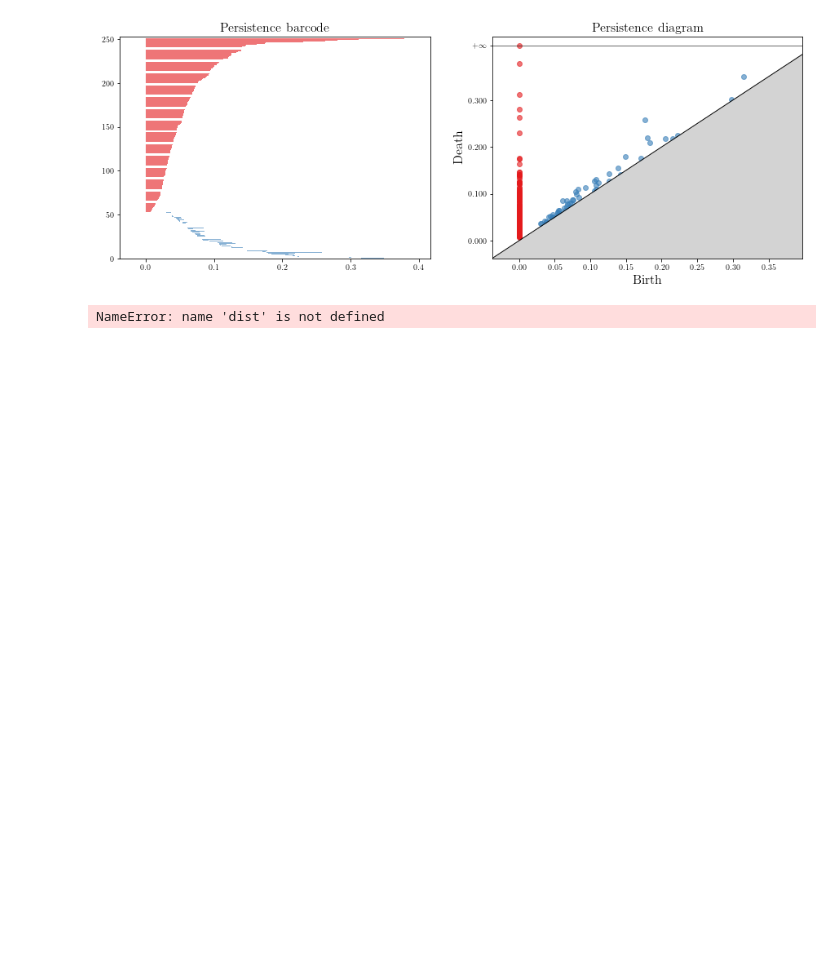
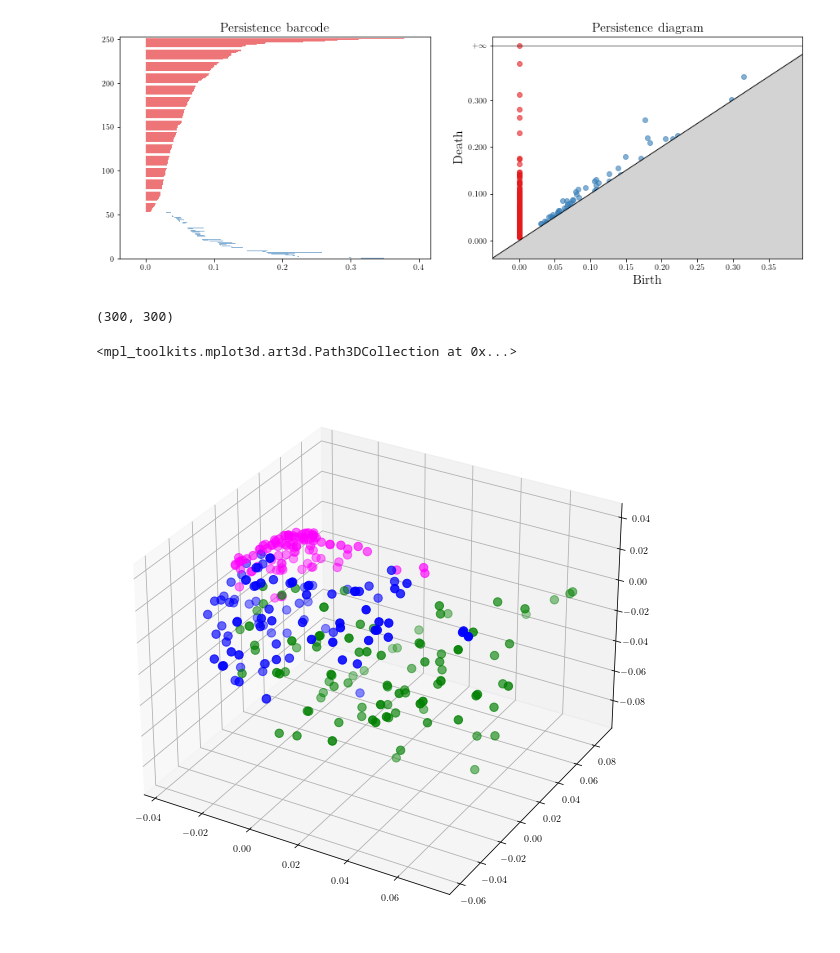
Before and after one commit to lucasresck/topological-data-analysis, a Jupyter notebook: notebooks/tutorial_3.ipynb, the cells around one changed output. Drawn from its saved outputs; the diff is of its cells as text; code cells hidden in the pictures; blank space fills up the shorter version.

Commit message:
Finish tutorial 3 notebook

```diff
--- a/notebooks/tutorial_3.ipynb
+++ b/notebooks/tutorial_3.ipynb
@@ -440,7 +425,7 @@ Last, use multidimensional scaling (see below) to represent them in $\mathbb{R}^
 
 import pickle as pickle
 
-file = open("Tutorial3/acc.txt","rb")
+file = open("../data/acc.txt","rb")
 data = pickle.load(file,encoding="latin1")
 file.close()
 
@@ -474,20 +459,40 @@ gudhi.plot_persistence_diagram(barcode, axes = ax2)
 # %% [output]
 <AxesSubplot:title={'center':'Persistence diagram'}, xlabel='Birth', ylabel='Death'>
 [figure]
+# %%
+barcodes = []
+for person in tqdm([data_A, data_B, data_C]):
+    for series in tqdm(person):
+#         tde = TimeDelayEmbedding(series, edim=2, delay=3)
+        st = gudhi.RipsComplex(points = series/2, max_edge_length = 1).create_simplex_tree(max_dimension=2)
+        st.persistence(homology_coeff_field = 2)
+        barcode = st.persistence_intervals_in_dimension(1)
+        barcodes.append(barcode)
+# %%
+dist = np.zeros((len(barcodes), len(barcodes)))
+for i, barcode_i in tqdm(enumerate(barcodes), total=len(barcodes)):
+    for j, barcode_j in enumerate(barcodes):
+        dist[i, j] = gudhi.bottleneck_distance(barcode_i, barcode_j)
+# %%
+dist.shape
+# %% [output]
+(300, 300)
 # %%
 # MDS reduction
 
 # dist is the pairwise distance matrix between 0 or 1-dim dgms
 # label_color contains the colors corresponding to the class of each dgm
 
 from sklearn import manifold
 
 mds = manifold.MDS(n_components=3, max_iter=3000, eps=1e-9, dissimilarity="precomputed", n_jobs=1)
 pos = mds.fit(dist).embedding_
 fig = plt.figure(figsize = (10,10))
 ax = fig.add_subplot(111, projection='3d')
 
 n = int(len(pos)/3)
+label_color = ['magenta']*n+['blue']*n+['green']*n
 ax.scatter(pos[:,0], pos[:, 1], pos[:,2], s=70, color=label_color)
 # %% [output]
-NameError: name 'dist' is not defined
+<mpl_toolkits.mplot3d.art3d.Path3DCollection at 0x...>
+[figure, added]
```
Also changed, not shown: parts of 22 cells of this notebook.
